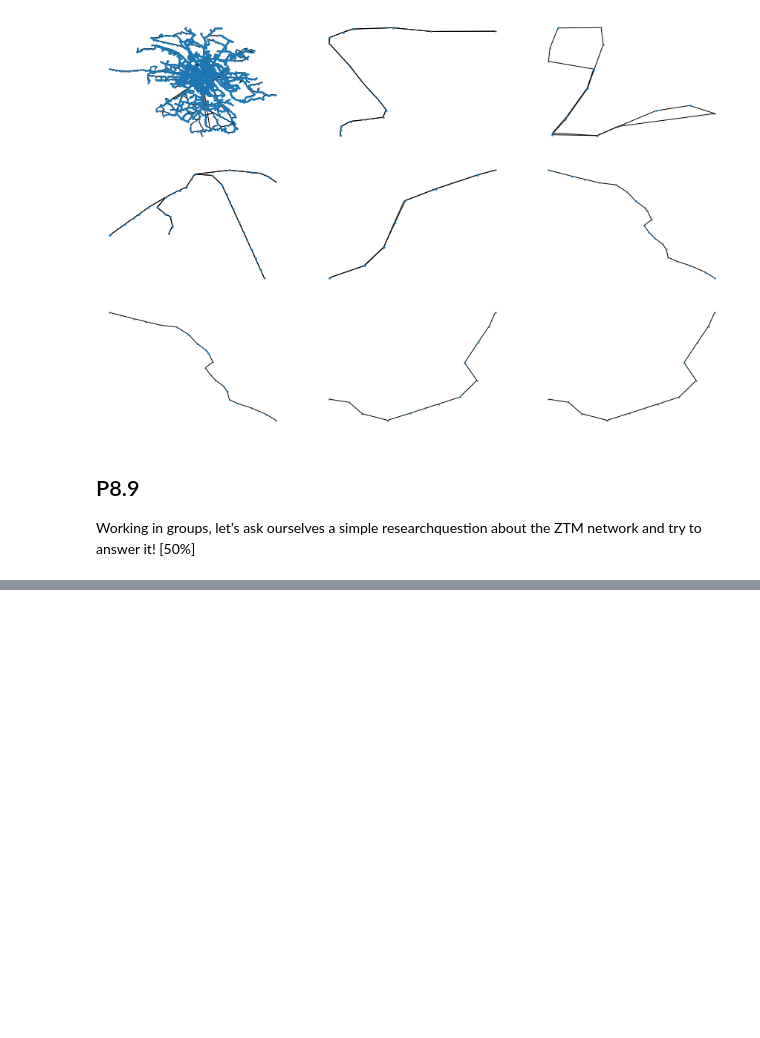
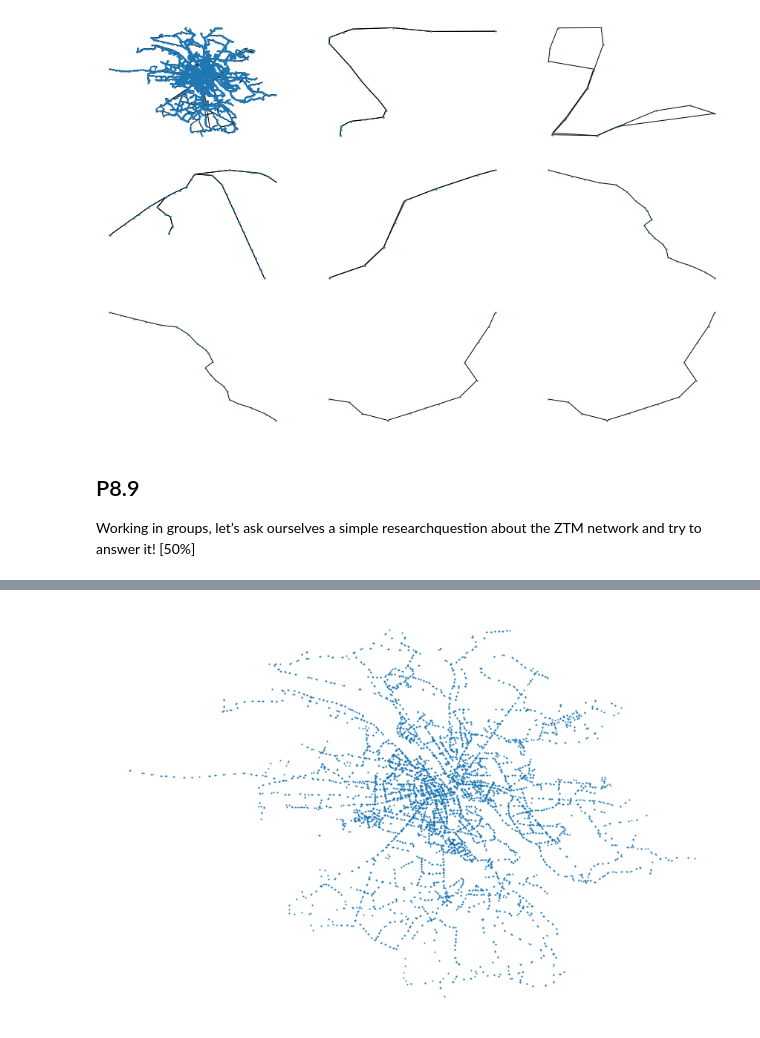
Before and after one commit to PaulinaPacyna/SNARS, a Jupyter notebook: Project 8.ipynb, the cells around one changed output, grey strips where cells are left out. Saved outputs shown, nothing was run; the diff lists cells and outputs as text; code cells hidden in the pictures; blank space fills up the shorter version.

```diff
--- a/Project 8.ipynb
+++ b/Project 8.ipynb
@@ -54,0 +162,8 @@ Working in groups, let’s ask ourselves a simple researchquestion about the ZTM
+# %%
+G_plot = nx.Graph()
+G_plot.add_nodes_from(G.nodes)
+G_plot.add_edges_from( nx.subgraph(G, times[1]).edges)
+fig, ax = plt.subplots(figsize=(15,10))
+nx.draw(G_plot, pos= points, node_size =1, ax=ax)
+# %% [output]
+[figure, added]
```
Also changed, not shown: parts of 6 cells of this notebook.
